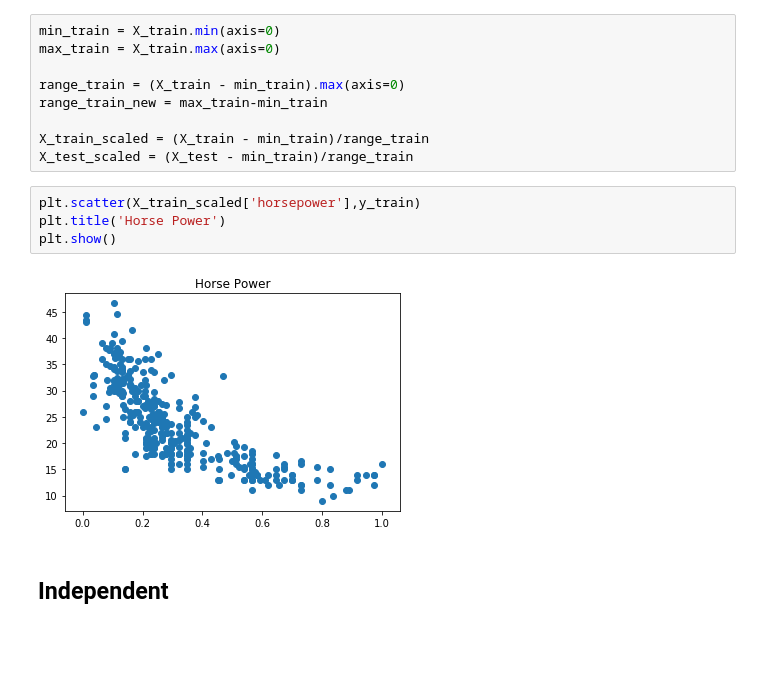
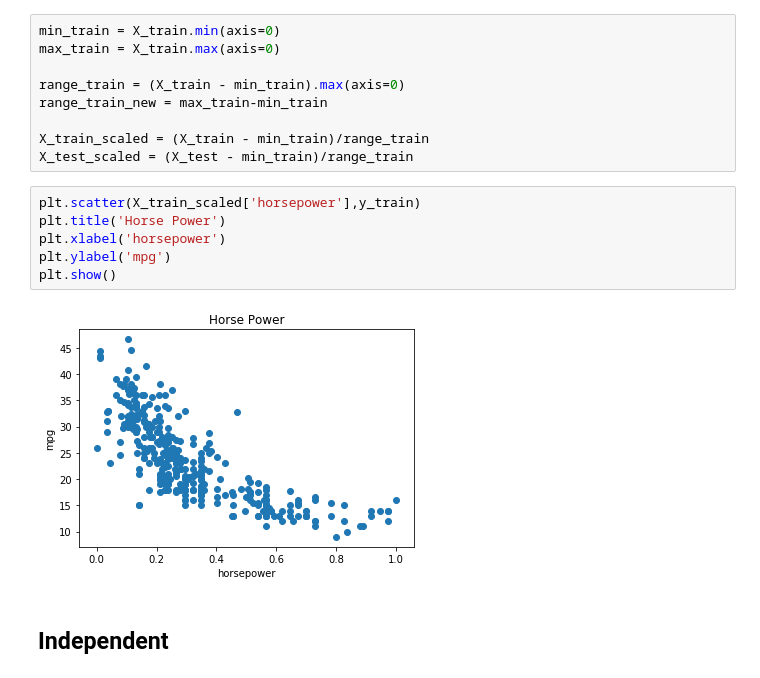
Before and after one commit to jbennett7/data_mining_auto-mpg, a Jupyter notebook: LinearRegression.ipynb, the cells around one changed output. Cells and saved outputs as stored; diff of their text form; blank space fills up the shorter version.

```diff
--- a/LinearRegression.ipynb
+++ b/LinearRegression.ipynb
@@ -121,9 +120,11 @@ X_test_scaled = (X_test - min_train)/range_train
 # %%
 plt.scatter(X_train_scaled['horsepower'],y_train)
 plt.title('Horse Power')
+plt.xlabel('horsepower')
+plt.ylabel('mpg')
 plt.show()
 # %% [output]
-[figure, old version]
+[figure, new version]
 # %% [markdown]
 ## Independent
 # %%
```
Also changed, not shown: parts of 8 cells of this notebook.
